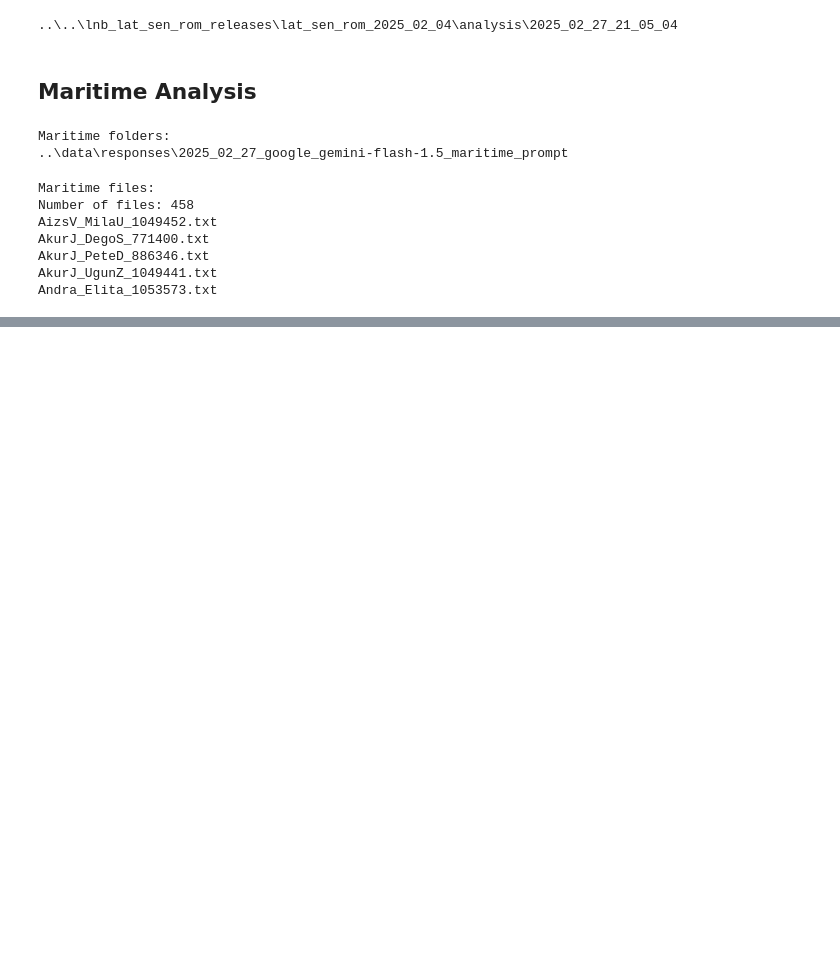
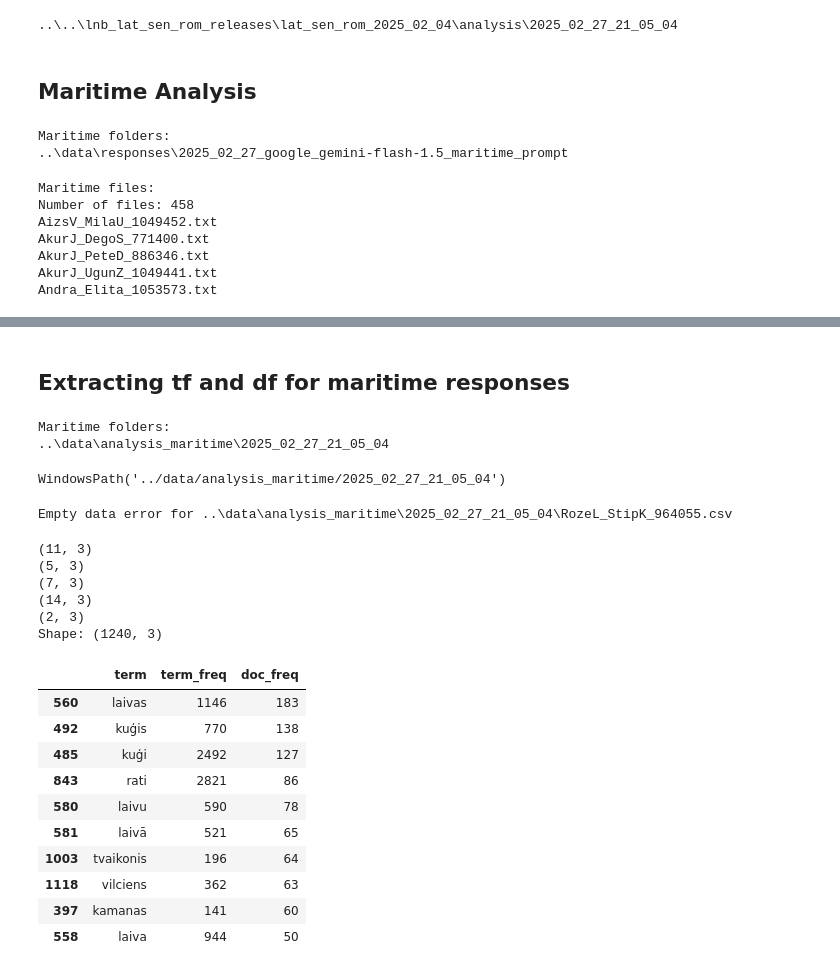
Before and after one commit to ValRCS/lnb_transports, a Jupyter notebook: notebooks/Analyze_Responses.ipynb, the cells around one changed output, grey strips where cells are left out. Saved outputs shown, nothing was run; the diff lists cells and outputs as text; code cells hidden in the pictures; blank space fills up the shorter version.

```diff
--- a/notebooks/Analyze_Responses.ipynb
+++ b/notebooks/Analyze_Responses.ipynb
@@ -399,0 +517,45 @@ create_csv_files(maritime_files, texts, maritime_folders, target_folder)
+# %% [markdown]
+## Extracting tf and df for maritime responses
+# %%
+# let's do the same for maritime folders
+maritime_target_parent = Path("../data") / "analysis_maritime"
+# get subfolders
+maritime_folders = [f for f in maritime_target_parent.iterdir() if f.is_dir()]
+# print
+print(f"Maritime folders:")
+for folder in maritime_folders:
+    print(folder)
+# %% [output]
+Maritime folders:
+..\data\analysis_maritime\2025_02_27_21_05_04
+# %%
+
+maritime_target_folder = Path(maritime_folders[0])
+maritime_target_folder
+# %% [output]
+WindowsPath('../data/analysis_maritime/2025_02_27_21_05_04')
+# %%
+maritime_df = get_combined_response_df(maritime_target_folder, verbose=True)
+# shape
+print(f"Shape: {maritime_df.shape}")
+#  head 10
+maritime_df.head(10)
+# %% [output]
+Empty data error for ..\data\analysis_maritime\2025_02_27_21_05_04\RozeL_StipK_964055.csv
+(11, 3)
+(5, 3)
+(7, 3)
+(14, 3)
+(2, 3)
+Shape: (1240, 3)
+|  | term | term_freq | doc_freq |
+| 560 | laivas | 1146 | 183 |
+| 492 | kuģis | 770 | 138 |
+| 485 | kuģi | 2492 | 127 |
+| 843 | rati | 2821 | 86 |
+| 580 | laivu | 590 | 78 |
+| 581 | laivā | 521 | 65 |
+| 1003 | tvaikonis | 196 | 64 |
+| 1118 | vilciens | 362 | 63 |
+| 397 | kamanas | 141 | 60 |
+| 558 | laiva | 944 | 50 |
```
Also changed, not shown: parts of 18 cells of this notebook, 2 other files.
